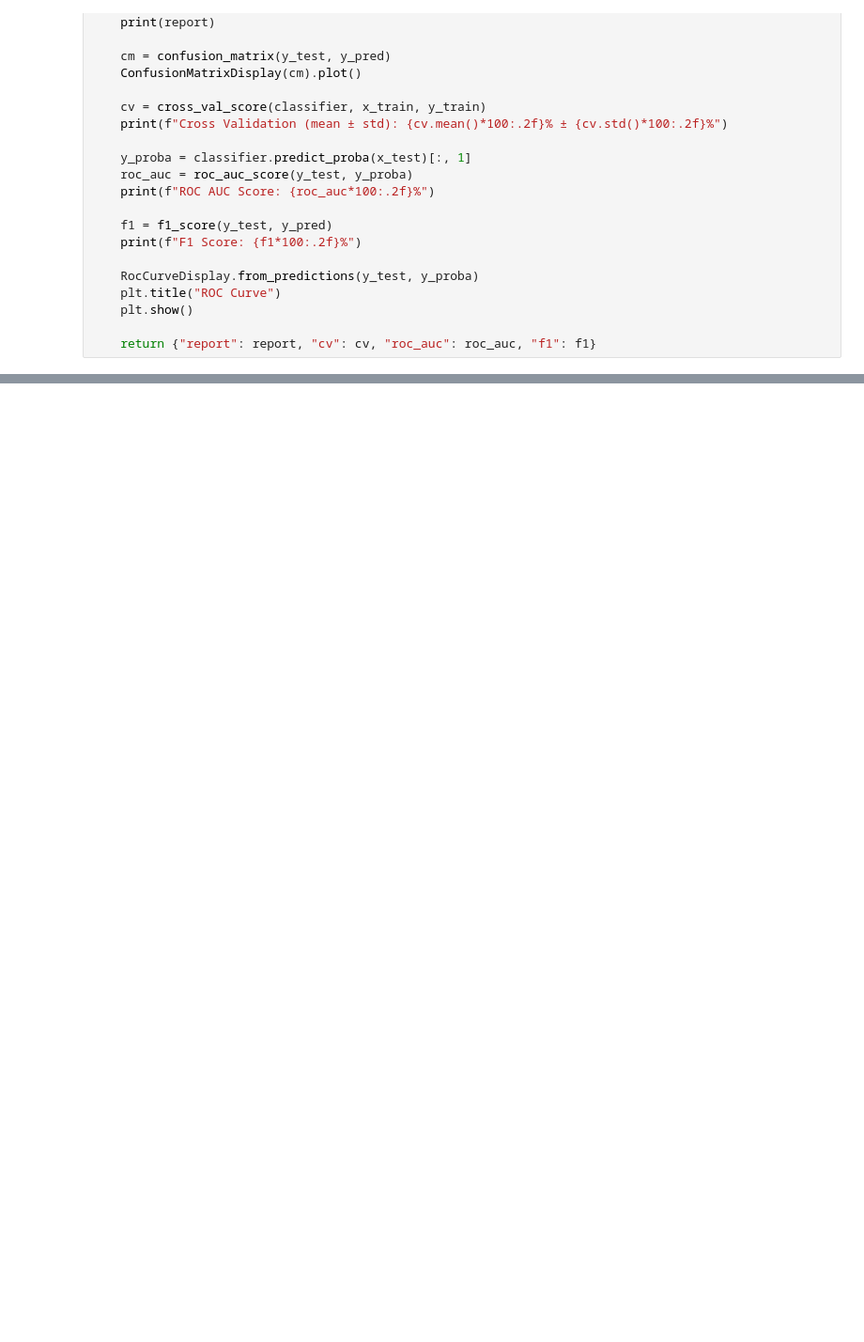
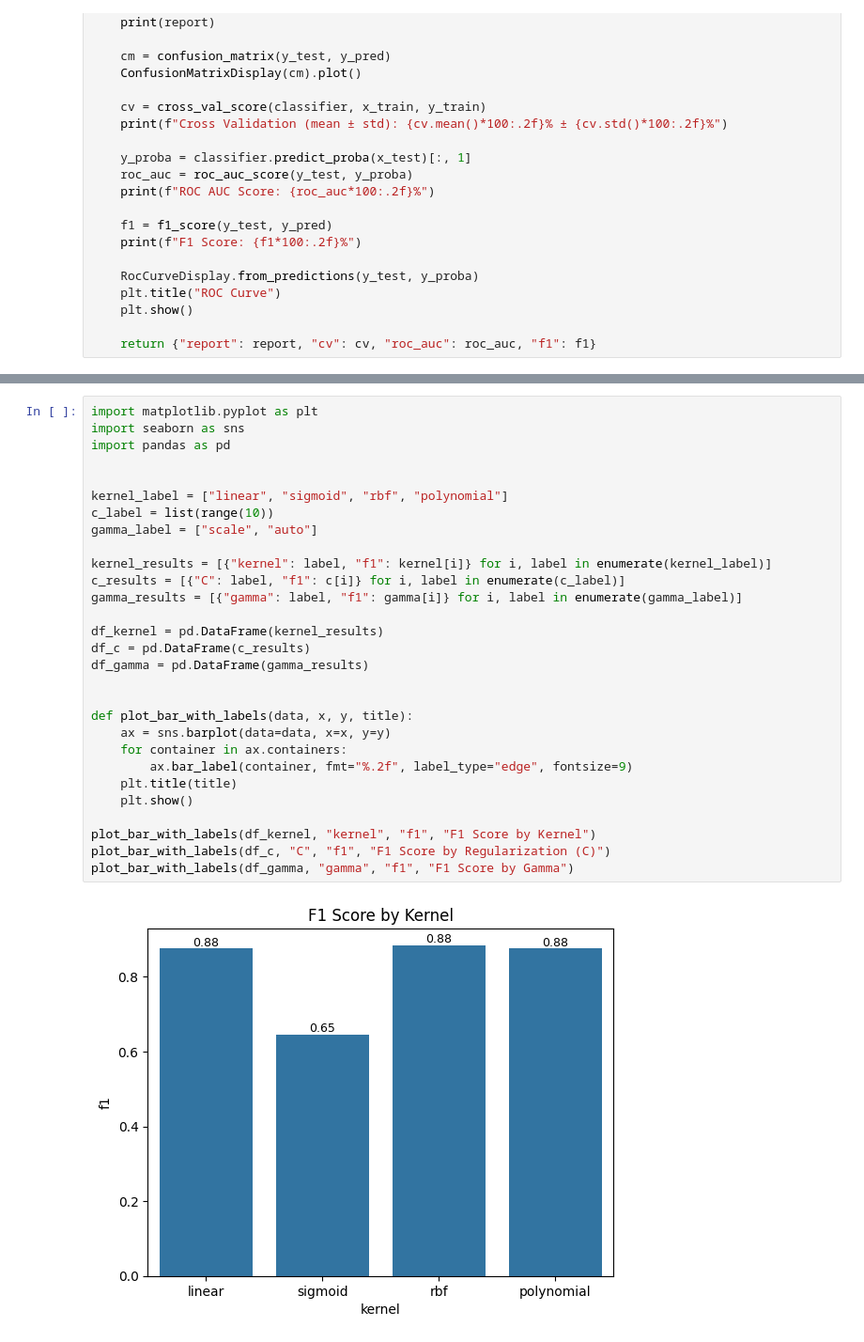
Before and after one commit to wcjona/HeartDiseaseDetection, a Jupyter notebook: data_training.ipynb, the cells around one changed output, grey strips where cells are left out. Shown at 94% size. Cells and saved outputs as stored; diff of their text form; blank space fills up the shorter version.

```diff
--- a/data_training.ipynb
+++ b/data_training.ipynb
@@ -340,0 +322,31 @@ ROC AUC Score: 0.9127
+# %%
+import matplotlib.pyplot as plt
+import seaborn as sns
+import pandas as pd
+
+
+kernel_label = ["linear", "sigmoid", "rbf", "polynomial"]
+c_label = list(range(10))
+gamma_label = ["scale", "auto"]
+
+kernel_results = [{"kernel": label, "f1": kernel[i]} for i, label in enumerate(kernel_label)]
+c_results = [{"C": label, "f1": c[i]} for i, label in enumerate(c_label)]
+gamma_results = [{"gamma": label, "f1": gamma[i]} for i, label in enumerate(gamma_label)]
+
+df_kernel = pd.DataFrame(kernel_results)
+df_c = pd.DataFrame(c_results)
+df_gamma = pd.DataFrame(gamma_results)
+
+
+def plot_bar_with_labels(data, x, y, title):
+    ax = sns.barplot(data=data, x=x, y=y)
+    for container in ax.containers:
+        ax.bar_label(container, fmt="%.2f", label_type="edge", fontsize=9)
+    plt.title(title)
+    plt.show()
+
+plot_bar_with_labels(df_kernel, "kernel", "f1", "F1 Score by Kernel")
+plot_bar_with_labels(df_c, "C", "f1", "F1 Score by Regularization (C)")
+plot_bar_with_labels(df_gamma, "gamma", "f1", "F1 Score by Gamma")
+# %% [output]
+[figure, added]
```
Also changed, not shown: parts of 6 cells of this notebook, 1 other file.
